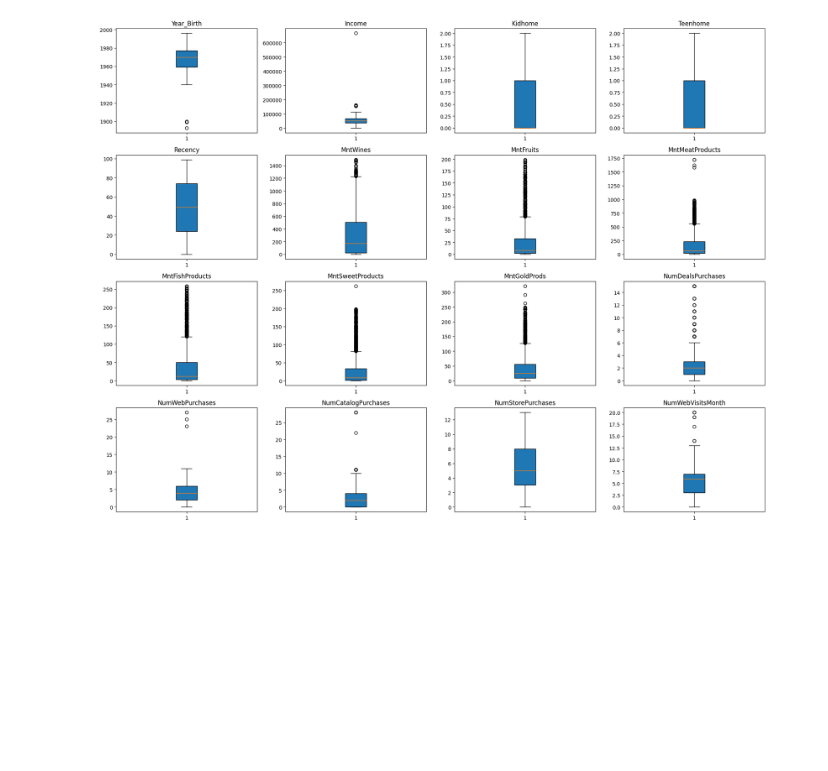
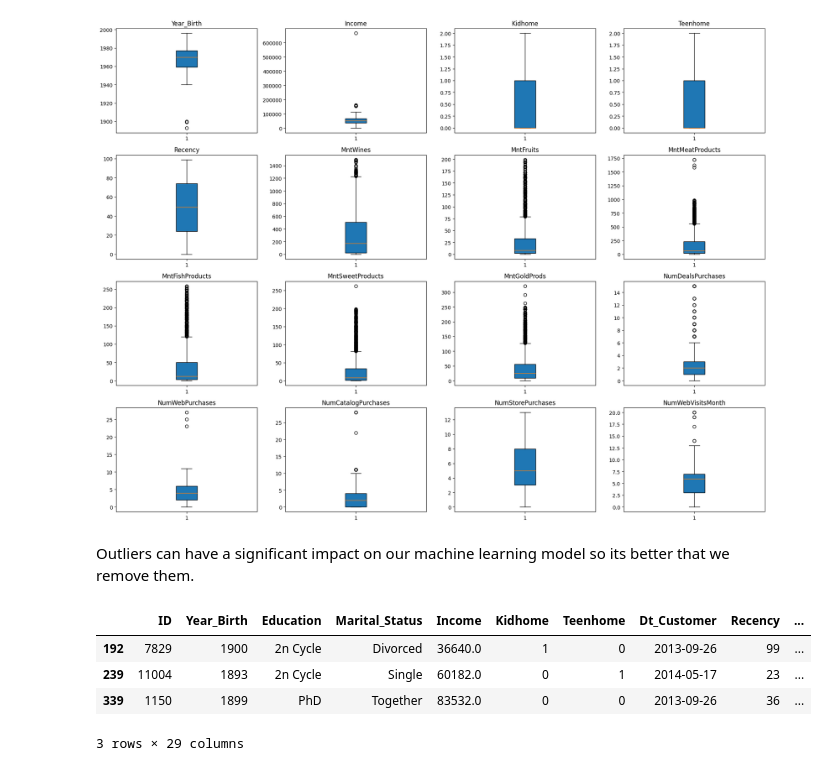
Before and after one commit to itsvaibhav30/Marketing_campaign_analysis, a Jupyter notebook: marketing_campaign_analysis.ipynb, the cells around one changed output. Drawn from its saved outputs; the diff is of its cells as text; code cells hidden in the pictures; blank space fills up the shorter version.

```diff
--- a/marketing_campaign_analysis.ipynb
+++ b/marketing_campaign_analysis.ipynb
@@ -161,3 +161,14 @@ plt.tight_layout()
 plt.show()
 # %% [output]
 [figure]
+# %% [markdown]
+Outliers can have a significant impact on our machine learning model so its better that we remove them.
+# %%
+filter_df=df[df["Year_Birth"]<1920]
+filter_df
+# %% [output]
+|  | ID | Year_Birth | Education | Marital_Status | Income | Kidhome | Teenhome | Dt_Customer | Recency | ... |
+| 192 | 7829 | 1900 | 2n Cycle | Divorced | 36640.0 | 1 | 0 | 2013-09-26 | 99 | ... |
+| 239 | 11004 | 1893 | 2n Cycle | Single | 60182.0 | 0 | 1 | 2014-05-17 | 23 | ... |
+| 339 | 1150 | 1899 | PhD | Together | 83532.0 | 0 | 0 | 2013-09-26 | 36 | ... |
+3 rows × 29 columns
```
Also changed, not shown: parts of 9 cells of this notebook.
